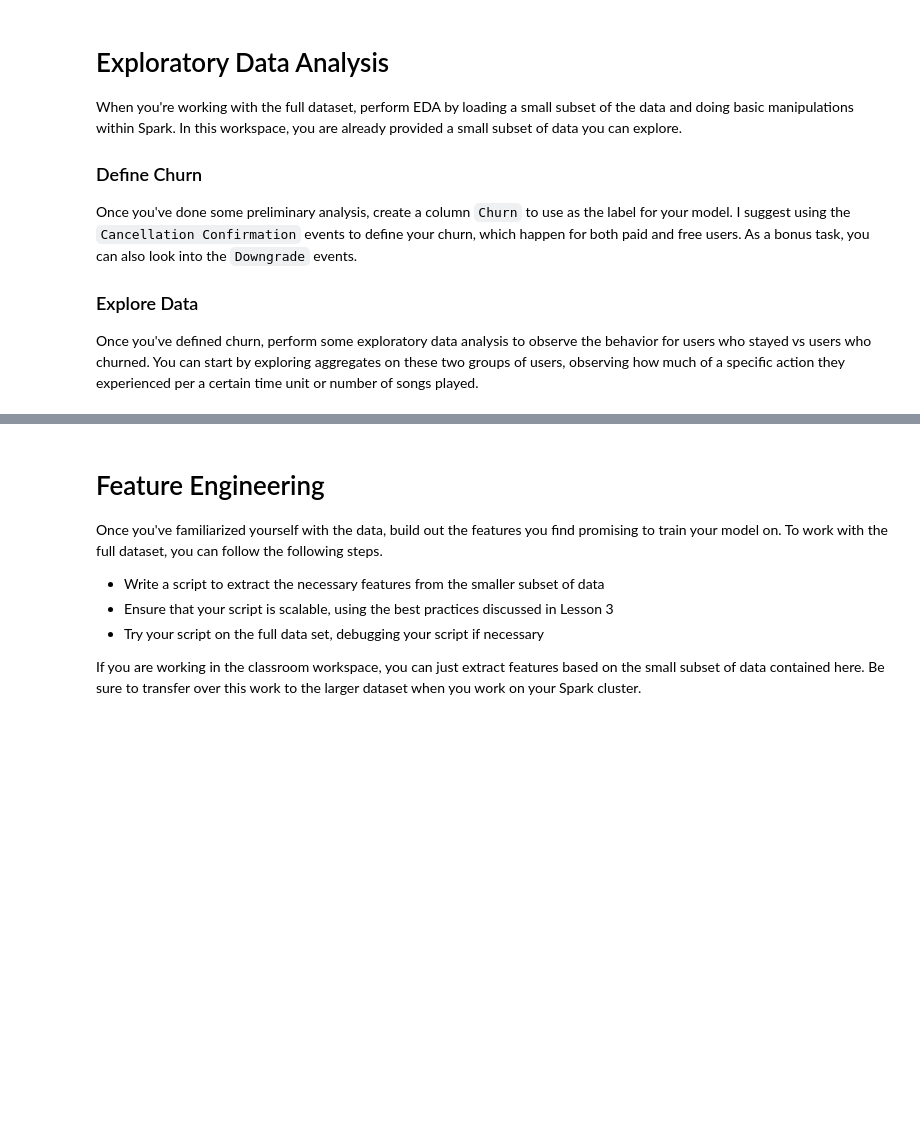
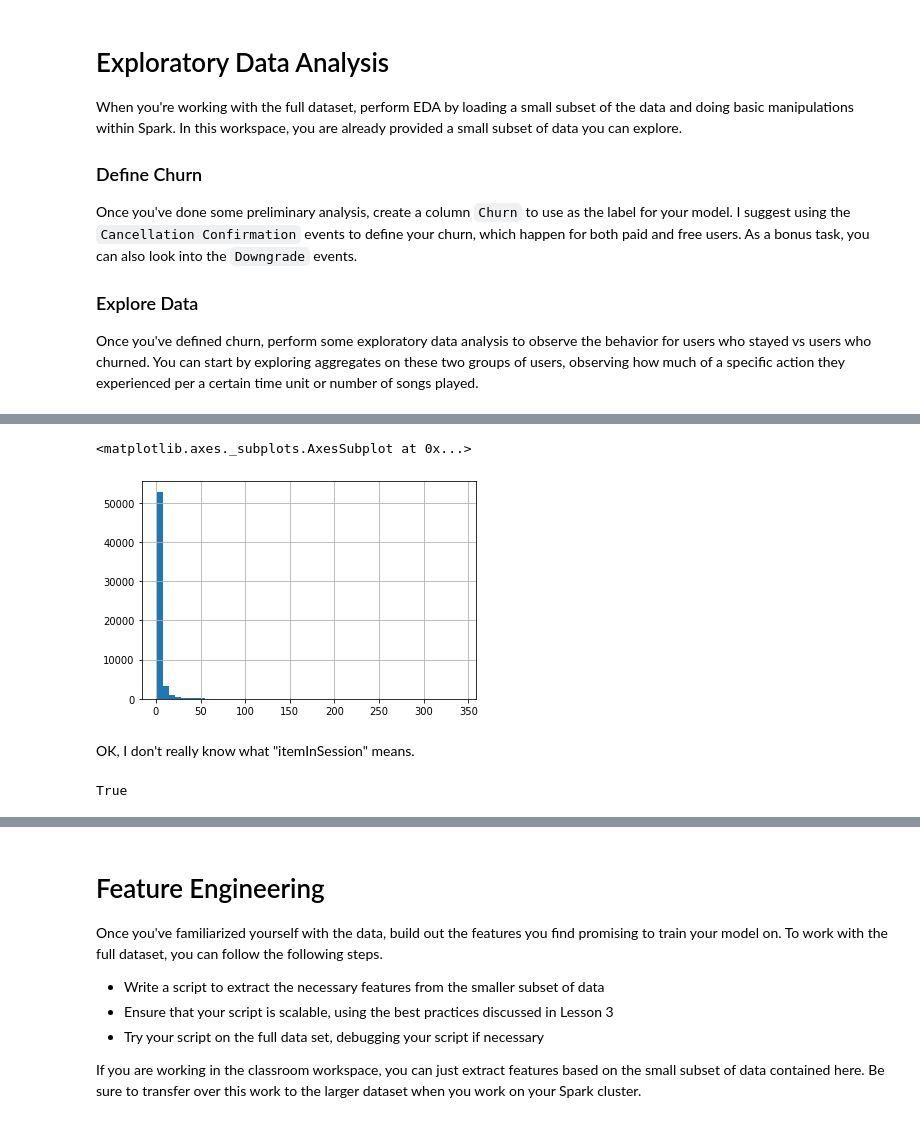
Before and after one commit to mtasende/Spark_ML, a Jupyter notebook: udacity_project/Sparkify.ipynb, the cells around one changed output, grey strips where cells are left out. Drawn from its saved outputs; the diff is of its cells as text; code cells hidden in the pictures; blank space fills up the shorter version.

```diff
--- a/udacity_project/Sparkify.ipynb
+++ b/udacity_project/Sparkify.ipynb
@@ -16,6 +21,7 @@ spark = SparkSession \
         .builder \
         .appName("sparkify") \
         .master("spark://Y4309353:7077") \
+        .config("spark.executor.memory", "14G") \
         .getOrCreate()
 
 """
@@ -99,0 +167,11 @@ pdata.head()
+# %%
+# Get a sample and analyze it in Pandas. N_sample = 300000
+N_SAMPLES = 300000.0  # This number will cover the entire mini dataset, but no the big one
+n_rows = data.count()
+fraction = min(N_SAMPLES / n_rows, 1.0)
+
+pdata = data.sample(withReplacement=False,
+                    fraction=fraction,
+                    seed=42).toPandas()
+print(pdata.shape)
+pdata.head()
@@ -133,0 +259,7 @@ Once you've defined churn, perform some exploratory data analysis to observe the
+# %%
+pdata.groupby('song').itemInSession.nunique().hist(bins=50)
+# %% [output]
+<matplotlib.axes._subplots.AxesSubplot at 0x...>
+[figure, added]
+# %% [markdown]
+OK, I don't really know what "itemInSession" means.
@@ -133,0 +271,4 @@ Once you've defined churn, perform some exploratory data analysis to observe the
+# %%
+pdata.shape[1] == len(user_cols) + len(song_cols) + len(other_cols)
+# %% [output]
+True
```
Also changed, not shown: parts of 45 cells of this notebook.
